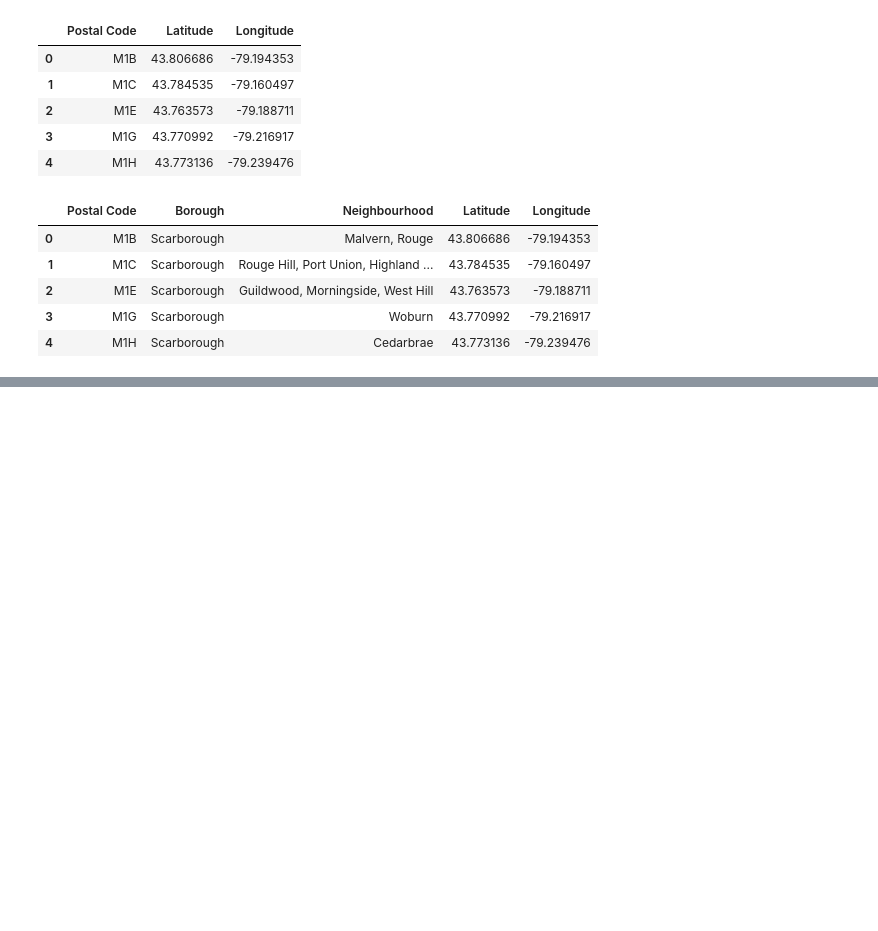
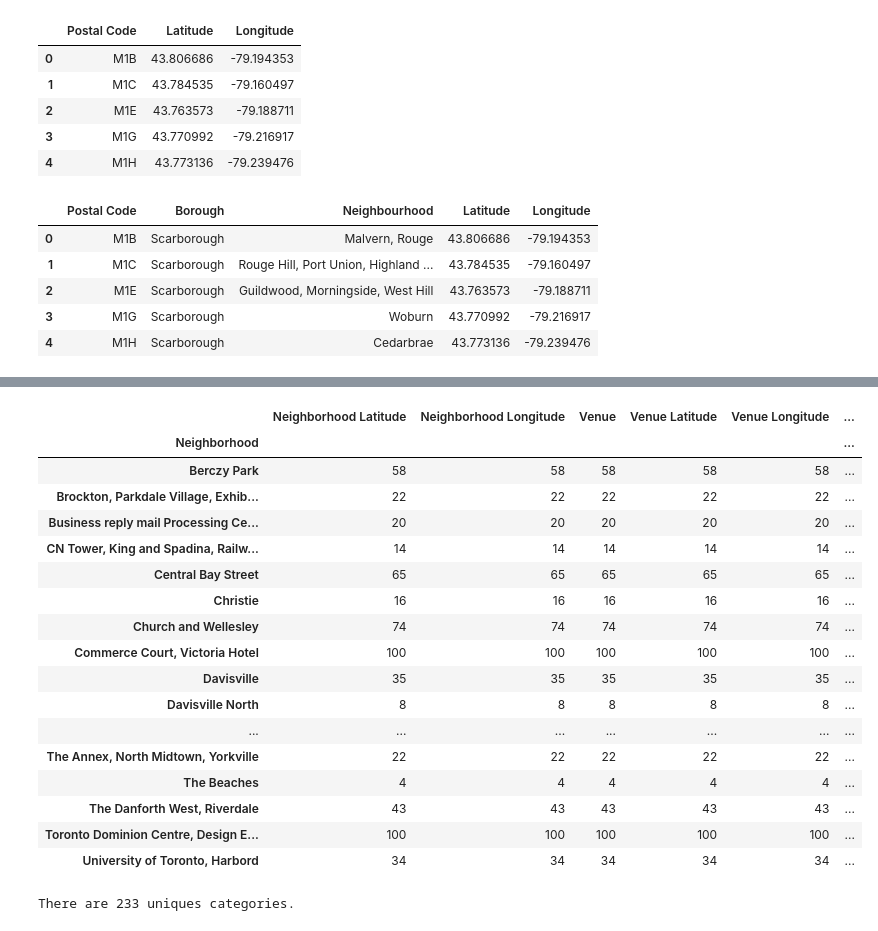
Before and after one commit to Surya-Prasad/Coursera_Capstone, a Jupyter notebook: Battle_of_the_Neighbourhoods.ipynb, the cells around one changed output, grey strips where cells are left out. Cells and saved outputs as stored; diff of their text form; code cells hidden in the pictures; blank space fills up the shorter version.

```diff
--- a/Battle_of_the_Neighbourhoods.ipynb
+++ b/Battle_of_the_Neighbourhoods.ipynb
@@ -130,0 +180,19 @@ dff.head()
+# %%
+
+# create map of TORONTO using latitude and longitude values above:
+map_toronto = folium.Map(location=[latitude, longitude], zoom_start=11)
+
+# add markers to map
+for lat, lng, label in zip(toronto_data['Latitude'], toronto_data['Longitude'], toronto_data['Neighbourhood']):
+    label = folium.Popup(label, parse_html=True)
+    folium.CircleMarker(
+        [lat, lng],
+        radius=5,
+        popup=label,
+        color='blue',
+        fill=True,
+        fill_color='#3186cc',
+        fill_opacity=0.7,
+        parse_html=False).add_to(map_toronto)
+
+map_toronto
@@ -130,0 +292,25 @@ dff.head()
+# %%
+toronto_venues.groupby('Neighborhood').count()
+# %% [output]
+|  | Neighborhood Latitude | Neighborhood Longitude | Venue | Venue Latitude | Venue Longitude | ... |
+| Neighborhood |  |  |  |  |  | ... |
+| Berczy Park | 58 | 58 | 58 | 58 | 58 | ... |
+| Brockton, Parkdale Village, Exhib... | 22 | 22 | 22 | 22 | 22 | ... |
+| Business reply mail Processing Ce... | 20 | 20 | 20 | 20 | 20 | ... |
+| CN Tower, King and Spadina, Railw... | 14 | 14 | 14 | 14 | 14 | ... |
+| Central Bay Street | 65 | 65 | 65 | 65 | 65 | ... |
+| Christie | 16 | 16 | 16 | 16 | 16 | ... |
+| Church and Wellesley | 74 | 74 | 74 | 74 | 74 | ... |
+| Commerce Court, Victoria Hotel | 100 | 100 | 100 | 100 | 100 | ... |
+| Davisville | 35 | 35 | 35 | 35 | 35 | ... |
+| Davisville North | 8 | 8 | 8 | 8 | 8 | ... |
+| ... | ... | ... | ... | ... | ... | ... |
+| The Annex, North Midtown, Yorkville | 22 | 22 | 22 | 22 | 22 | ... |
+| The Beaches | 4 | 4 | 4 | 4 | 4 | ... |
+| The Danforth West, Riverdale | 43 | 43 | 43 | 43 | 43 | ... |
+| Toronto Dominion Centre, Design E... | 100 | 100 | 100 | 100 | 100 | ... |
+| University of Toronto, Harbord | 34 | 34 | 34 | 34 | 34 | ... |
+# %%
+print('There are {} uniques categories.'.format(len(toronto_venues['Venue Category'].unique())))
+# %% [output]
+There are 233 uniques categories.
```
Also changed, not shown: parts of 23 cells of this notebook.
